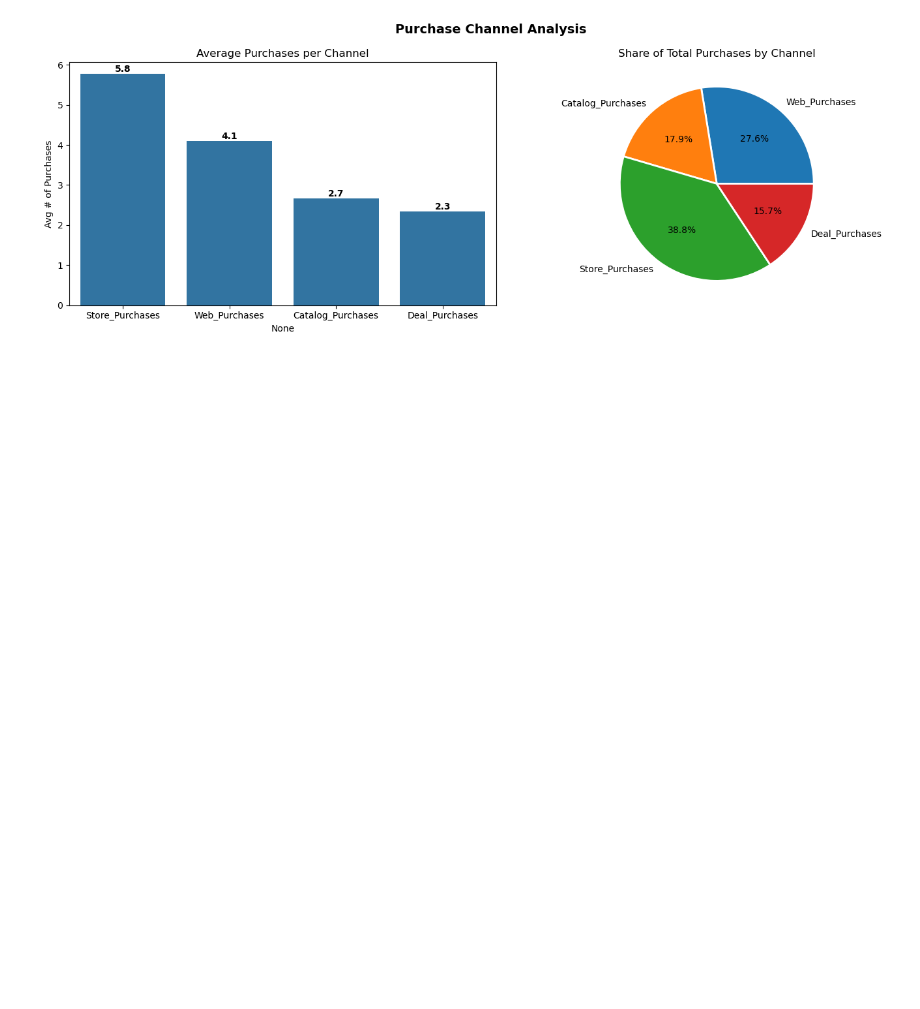
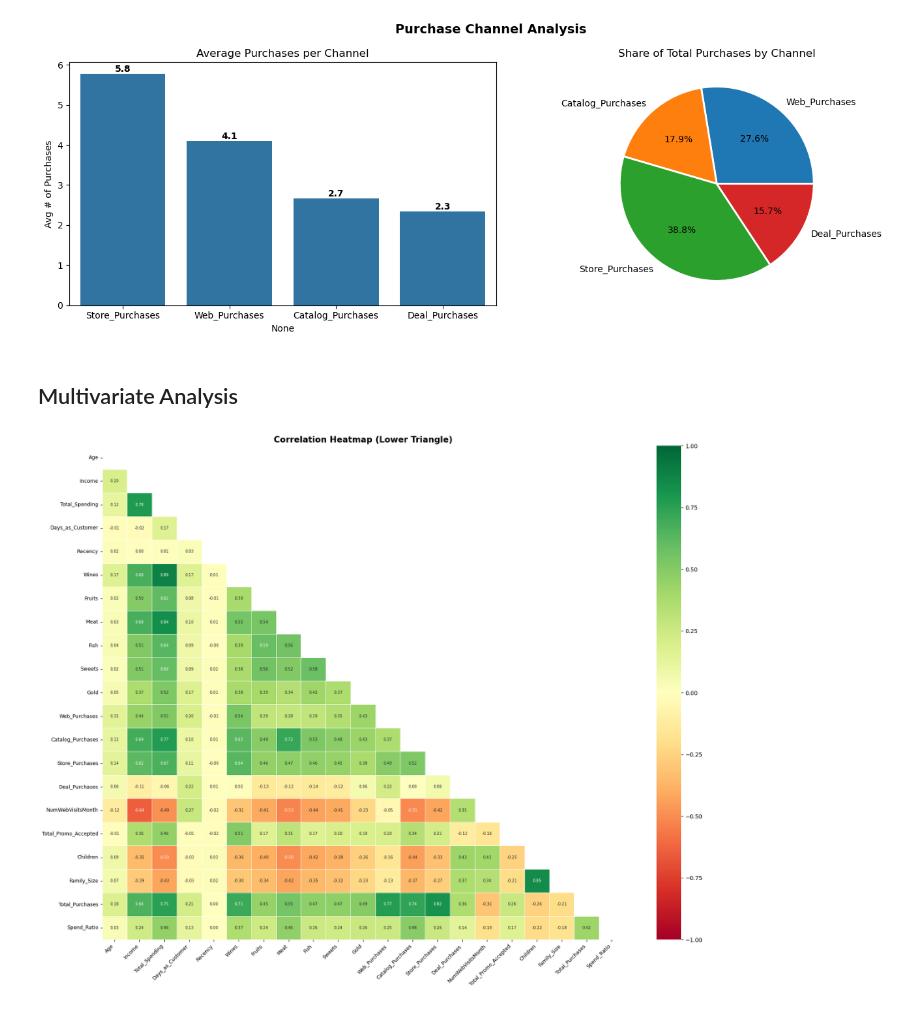
Before and after one commit to papocun/Customer-Segmentation-Project, a Jupyter notebook: Notebooks/Eda.ipynb, the cells around one changed output. Cells and saved outputs as stored; diff of their text form; code cells hidden in the pictures; blank space fills up the shorter version.

Commit message:
multivariate analysis done

```diff
--- a/Notebooks/Eda.ipynb
+++ b/Notebooks/Eda.ipynb
@@ -863,3 +863,27 @@ plt.tight_layout()
 plt.show()
 # %% [output]
 [figure]
+# %% [markdown]
+## Multivariate Analysis
+# %%
+#Correlation heatmap (post feature engineering)
+corr_cols = ['Age','Income','Total_Spending','Days_as_Customer','Recency',
+             'Wines','Fruits','Meat','Fish','Sweets','Gold',
+             'Web_Purchases','Catalog_Purchases','Store_Purchases','Deal_Purchases',
+             'NumWebVisitsMonth','Total_Promo_Accepted','Children','Family_Size',
+             'Total_Purchases','Spend_Ratio']
+
+corr_matrix = df[corr_cols].corr()
+
+plt.figure(figsize=(18, 14))
+mask = np.triu(np.ones_like(corr_matrix, dtype=bool))  # show only lower triangle
+sns.heatmap(corr_matrix, mask=mask, annot=True, fmt='.2f',
+            cmap='RdYlGn', center=0, linewidths=0.5,
+            annot_kws={'size': 7}, vmin=-1, vmax=1)
+plt.title('Correlation Heatmap (Lower Triangle)', fontsize=15, fontweight='bold')
+plt.xticks(rotation=45, ha='right', fontsize=9)
+plt.yticks(fontsize=9)
+plt.tight_layout()
+plt.show()
+# %% [output]
+[figure, added]
```
Also changed, not shown: parts of 4 cells of this notebook.
